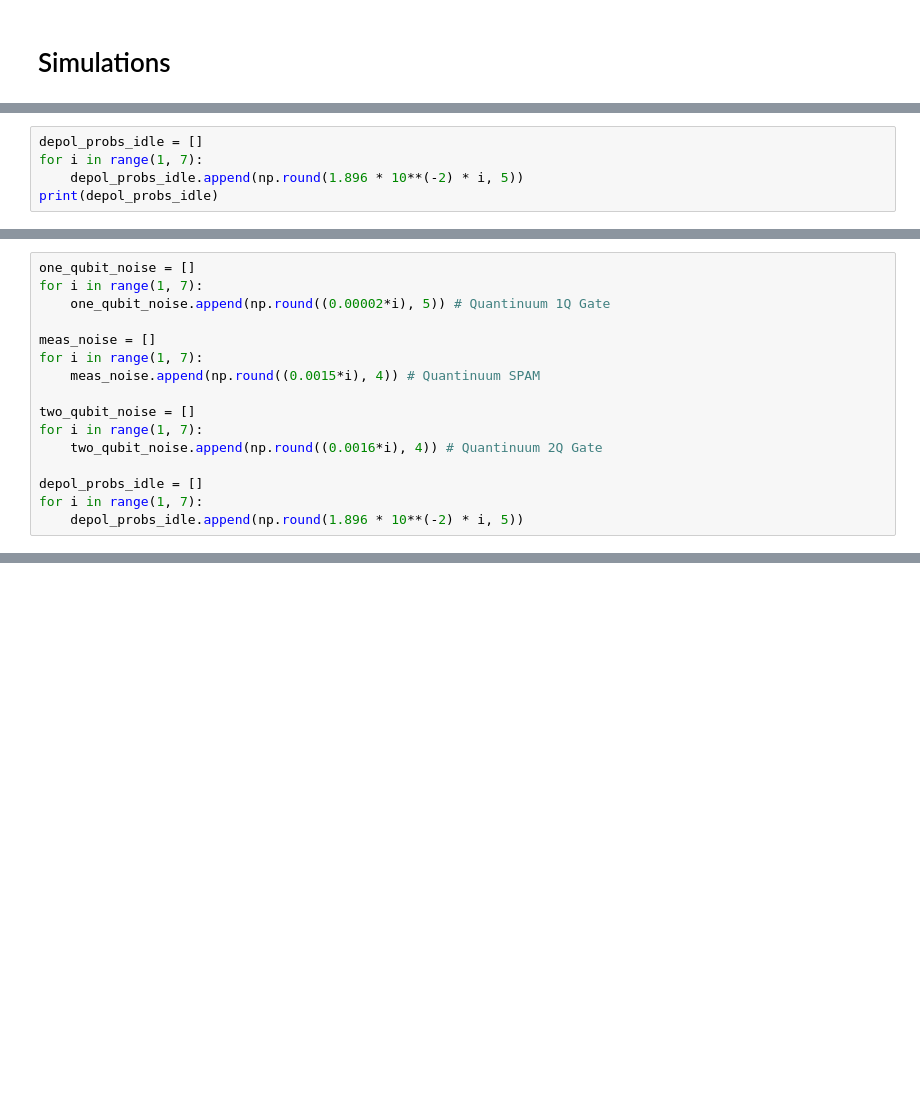
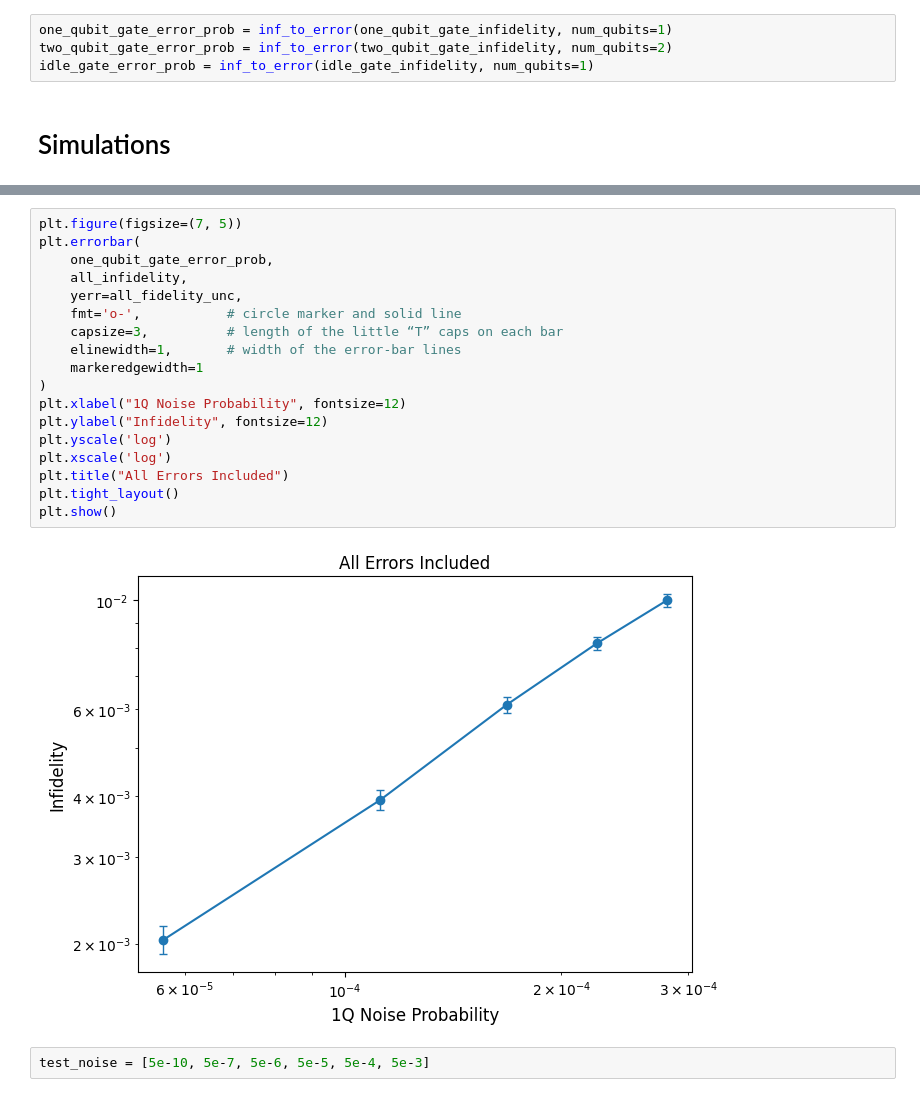
Before and after one commit to Sal7ySalt/Smallest-MSD-Protocol, a Jupyter notebook: 3_qubit_code/no_concat.ipynb, the cells around one changed output, grey strips where cells are left out. Saved outputs shown, nothing was run; the diff lists cells and outputs as text; blank space fills up the shorter version.

```diff
--- a/3_qubit_code/no_concat.ipynb
+++ b/3_qubit_code/no_concat.ipynb
@@ -65,2 +96,6 @@ display(circuit.draw(output='mpl'))
+# %%
+one_qubit_gate_error_prob = inf_to_error(one_qubit_gate_infidelity, num_qubits=1)
+two_qubit_gate_error_prob = inf_to_error(two_qubit_gate_infidelity, num_qubits=2)
+idle_gate_error_prob = inf_to_error(idle_gate_infidelity, num_qubits=1)
 # %% [markdown]
 # Simulations
@@ -87,5 +101,0 @@ print(meas_noise)
-# %%
-depol_probs_idle = []
-for i in range(1, 7):
-    depol_probs_idle.append(np.round(1.896 * 10**(-2) * i, 5))
-print(depol_probs_idle)
@@ -364,16 +101,0 @@ print(input_sample_err_rate)
-# %%
-one_qubit_noise = []
-for i in range(1, 7):
-    one_qubit_noise.append(np.round((0.00002*i), 5)) # Quantinuum 1Q Gate
-
-meas_noise = []
-for i in range(1, 7):
-    meas_noise.append(np.round((0.0015*i), 4)) # Quantinuum SPAM
-
-two_qubit_noise = []
-for i in range(1, 7):
-    two_qubit_noise.append(np.round((0.0016*i), 4)) # Quantinuum 2Q Gate
-
-depol_probs_idle = []
-for i in range(1, 7):
-    depol_probs_idle.append(np.round(1.896 * 10**(-2) * i, 5))
@@ -656,0 +140,22 @@ plt.show()
+# %%
+plt.figure(figsize=(7, 5))
+plt.errorbar(
+    one_qubit_gate_error_prob,
+    all_infidelity,
+    yerr=all_fidelity_unc,
+    fmt='o-',           # circle marker and solid line
+    capsize=3,          # length of the little “T” caps on each bar
+    elinewidth=1,       # width of the error‐bar lines
+    markeredgewidth=1
+)
+plt.xlabel("1Q Noise Probability", fontsize=12)
+plt.ylabel("Infidelity", fontsize=12)
+plt.yscale('log')
+plt.xscale('log')
+plt.title("All Errors Included")
+plt.tight_layout()
+plt.show()
+# %% [output]
+[figure, added]
+# %%
+test_noise = [5e-10, 5e-7, 5e-6, 5e-5, 5e-4, 5e-3]
```
Also changed, not shown: parts of 53 cells of this notebook, 7 other files.
